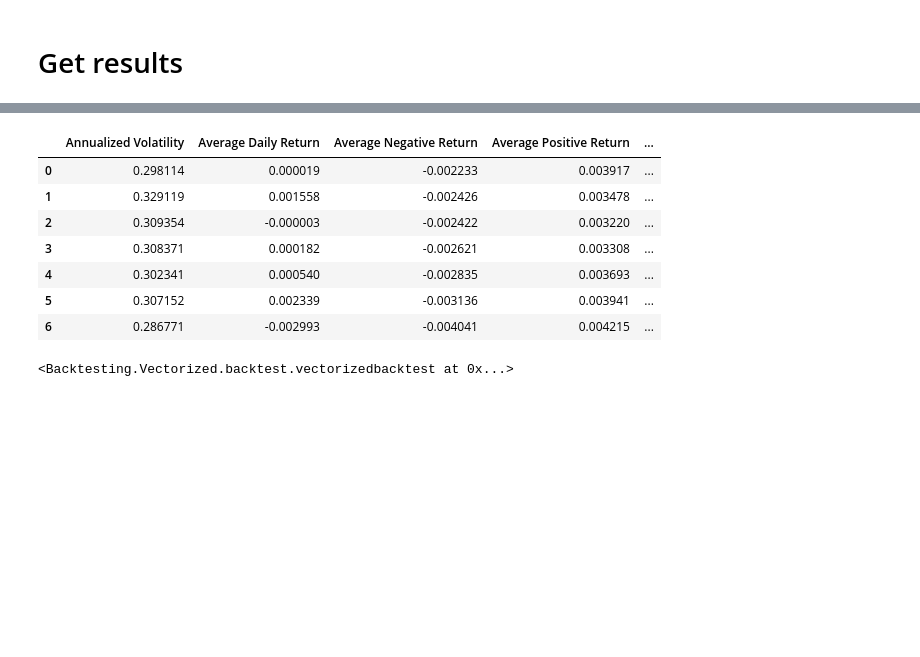
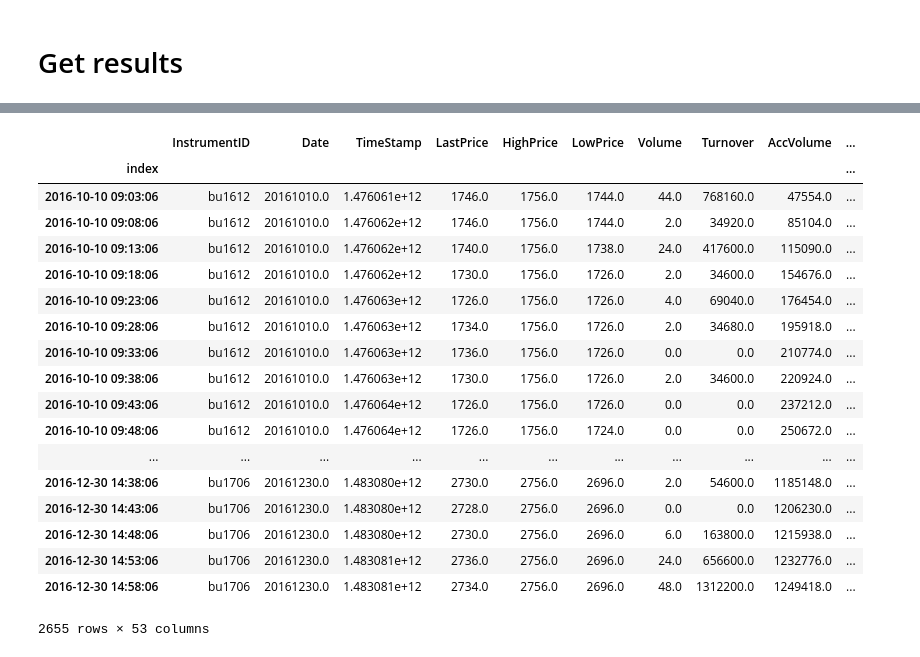
Before and after one commit to dechang227/QishiQR, a Jupyter notebook: BacktestEngine/Demo/Demo.ipynb, the cells around one changed output, grey strips where cells are left out. Saved outputs shown, nothing was run; the diff lists cells and outputs as text; code cells hidden in the pictures; blank space fills up the shorter version.

```diff
--- a/BacktestEngine/Demo/Demo.ipynb
+++ b/BacktestEngine/Demo/Demo.ipynb
@@ -56,15 +67,24 @@ for idx, file in enumerate(files):
+# %%
+Tester_Results[1]['model'].results[0]
+# %% [output]
+|  | InstrumentID | Date | TimeStamp | LastPrice | HighPrice | LowPrice | Volume | Turnover | AccVolume | ... |
+| index |  |  |  |  |  |  |  |  |  | ... |
+| 2016-10-10 09:03:06 | bu1612 | 20161010.0 | 1.476061e+12 | 1746.0 | 1756.0 | 1744.0 | 44.0 | 768160.0 | 47554.0 | ... |
+| 2016-10-10 09:08:06 | bu1612 | 20161010.0 | 1.476062e+12 | 1746.0 | 1756.0 | 1744.0 | 2.0 | 34920.0 | 85104.0 | ... |
+| 2016-10-10 09:13:06 | bu1612 | 20161010.0 | 1.476062e+12 | 1740.0 | 1756.0 | 1738.0 | 24.0 | 417600.0 | 115090.0 | ... |
+| 2016-10-10 09:18:06 | bu1612 | 20161010.0 | 1.476062e+12 | 1730.0 | 1756.0 | 1726.0 | 2.0 | 34600.0 | 154676.0 | ... |
+| 2016-10-10 09:23:06 | bu1612 | 20161010.0 | 1.476063e+12 | 1726.0 | 1756.0 | 1726.0 | 4.0 | 69040.0 | 176454.0 | ... |
+| 2016-10-10 09:28:06 | bu1612 | 20161010.0 | 1.476063e+12 | 1734.0 | 1756.0 | 1726.0 | 2.0 | 34680.0 | 195918.0 | ... |
+| 2016-10-10 09:33:06 | bu1612 | 20161010.0 | 1.476063e+12 | 1736.0 | 1756.0 | 1726.0 | 0.0 | 0.0 | 210774.0 | ... |
+| 2016-10-10 09:38:06 | bu1612 | 20161010.0 | 1.476063e+12 | 1730.0 | 1756.0 | 1726.0 | 2.0 | 34600.0 | 220924.0 | ... |
+| 2016-10-10 09:43:06 | bu1612 | 20161010.0 | 1.476064e+12 | 1726.0 | 1756.0 | 1726.0 | 0.0 | 0.0 | 237212.0 | ... |
+| 2016-10-10 09:48:06 | bu1612 | 20161010.0 | 1.476064e+12 | 1726.0 | 1756.0 | 1724.0 | 0.0 | 0.0 | 250672.0 | ... |
+| ... | ... | ... | ... | ... | ... | ... | ... | ... | ... | ... |
+| 2016-12-30 14:38:06 | bu1706 | 20161230.0 | 1.483080e+12 | 2730.0 | 2756.0 | 2696.0 | 2.0 | 54600.0 | 1185148.0 | ... |
+| 2016-12-30 14:43:06 | bu1706 | 20161230.0 | 1.483080e+12 | 2728.0 | 2756.0 | 2696.0 | 0.0 | 0.0 | 1206230.0 | ... |
+| 2016-12-30 14:48:06 | bu1706 | 20161230.0 | 1.483080e+12 | 2730.0 | 2756.0 | 2696.0 | 6.0 | 163800.0 | 1215938.0 | ... |
+| 2016-12-30 14:53:06 | bu1706 | 20161230.0 | 1.483081e+12 | 2736.0 | 2756.0 | 2696.0 | 24.0 | 656600.0 | 1232776.0 | ... |
+| 2016-12-30 14:58:06 | bu1706 | 20161230.0 | 1.483081e+12 | 2734.0 | 2756.0 | 2696.0 | 48.0 | 1312200.0 | 1249418.0 | ... |
+2655 rows × 53 columns
 # %%
-result['model'].performance
+result
-# %% [output]
-|  | Annualized Volatility | Average Daily Return | Average Negative Return | Average Positive Return | ... |
-| 0 | 0.298114 | 0.000019 | -0.002233 | 0.003917 | ... |
-| 1 | 0.329119 | 0.001558 | -0.002426 | 0.003478 | ... |
-| 2 | 0.309354 | -0.000003 | -0.002422 | 0.003220 | ... |
-| 3 | 0.308371 | 0.000182 | -0.002621 | 0.003308 | ... |
-| 4 | 0.302341 | 0.000540 | -0.002835 | 0.003693 | ... |
-| 5 | 0.307152 | 0.002339 | -0.003136 | 0.003941 | ... |
-| 6 | 0.286771 | -0.002993 | -0.004041 | 0.004215 | ... |
-# %%
-result['model'].ensemble.ensembles[0]
-# %% [output]
-<Backtesting.Vectorized.backtest.vectorizedbacktest at 0x...>
```
Also changed, not shown: parts of 2 cells of this notebook, 25 other files.
